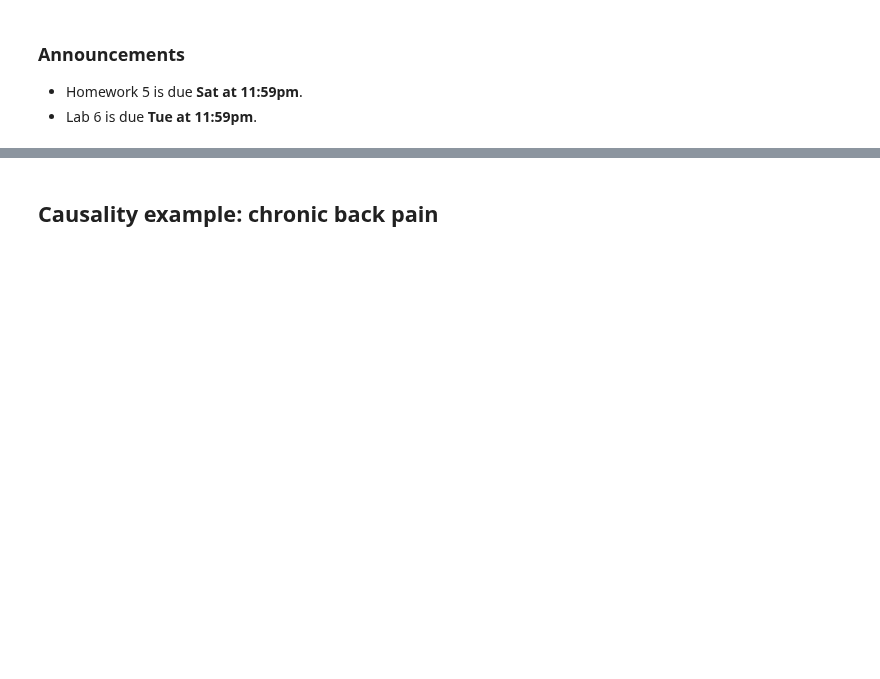
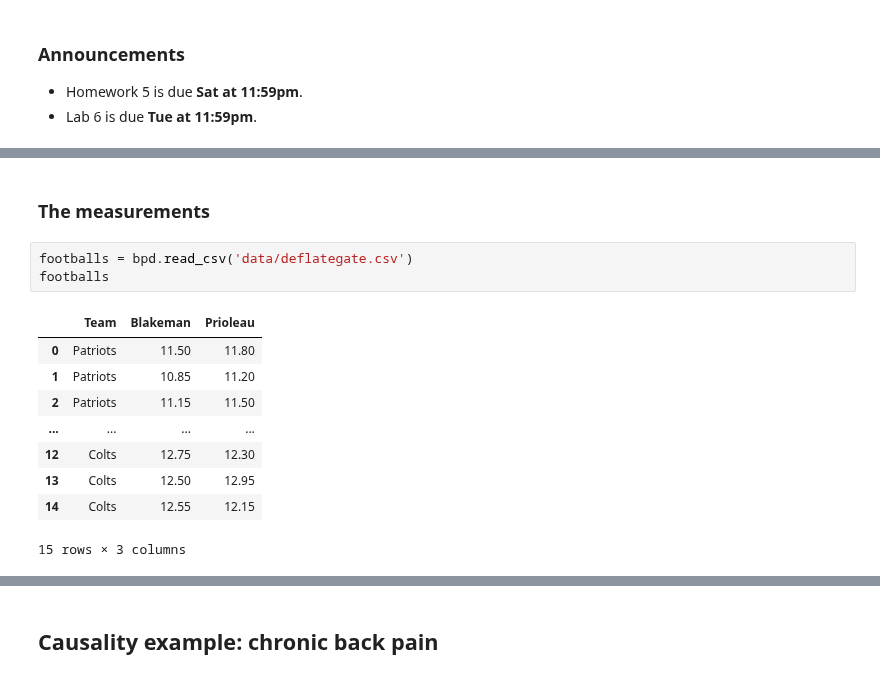
Before and after one commit to dsc-courses/dsc10-2022-su, a Jupyter notebook: lectures/lec18/lec18.ipynb, the cells around one changed output, grey strips where cells are left out. Cells and saved outputs as stored; diff of their text form; blank space fills up the shorter version.

```diff
--- a/lectures/lec18/lec18.ipynb
+++ b/lectures/lec18/lec18.ipynb
@@ -31,0 +206,15 @@ pd.set_option("display.precision", 2)
+# %% [markdown]
+### The measurements
+# %%
+footballs = bpd.read_csv('data/deflategate.csv')
+footballs
+# %% [output]
+|  | Team | Blakeman | Prioleau |
+| 0 | Patriots | 11.50 | 11.80 |
+| 1 | Patriots | 10.85 | 11.20 |
+| 2 | Patriots | 11.15 | 11.50 |
+| ... | ... | ... | ... |
+| 12 | Colts | 12.75 | 12.30 |
+| 13 | Colts | 12.50 | 12.95 |
+| 14 | Colts | 12.55 | 12.15 |
+15 rows × 3 columns
```
Also changed, not shown: parts of 79 cells of this notebook, 1 other file.
